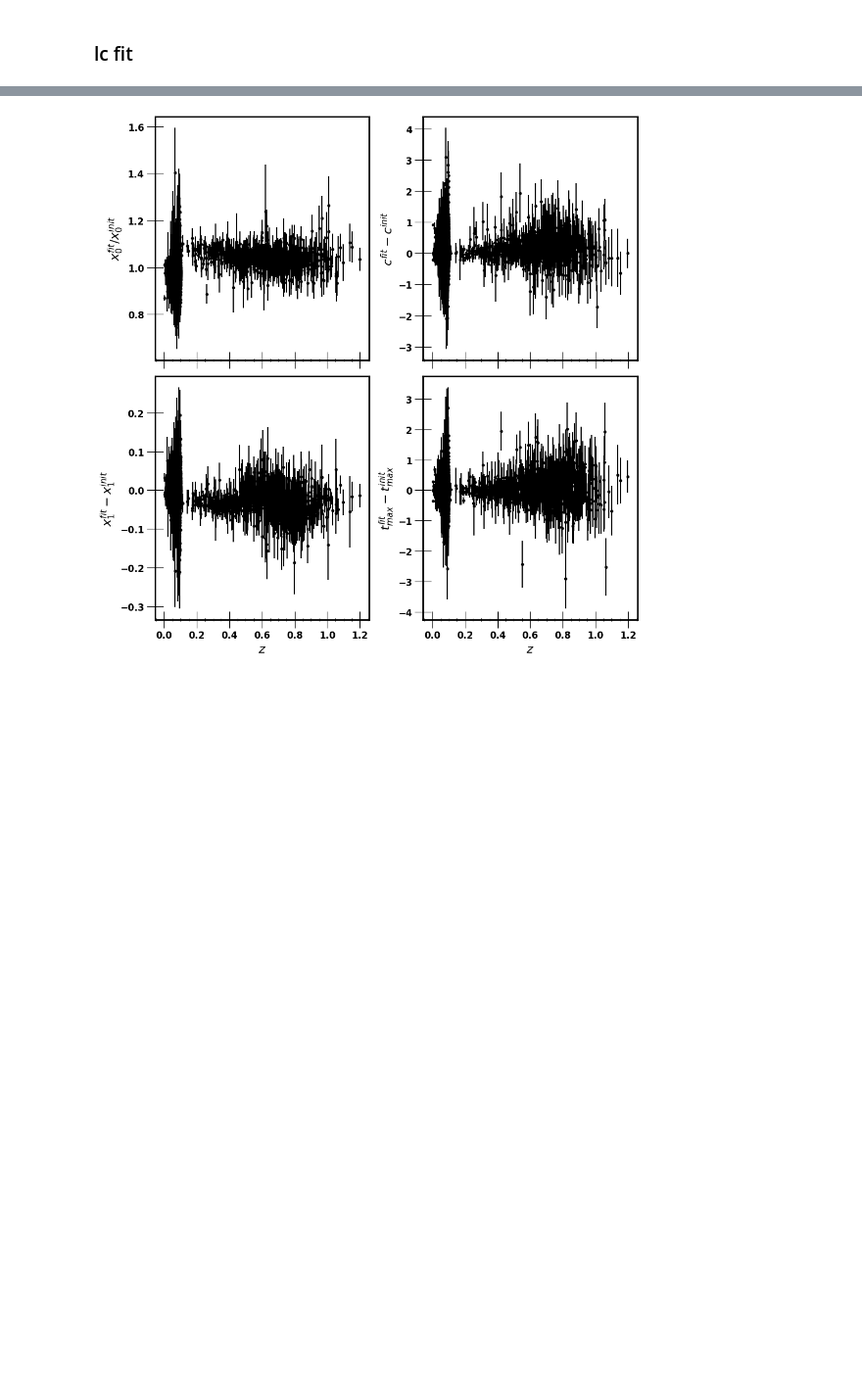
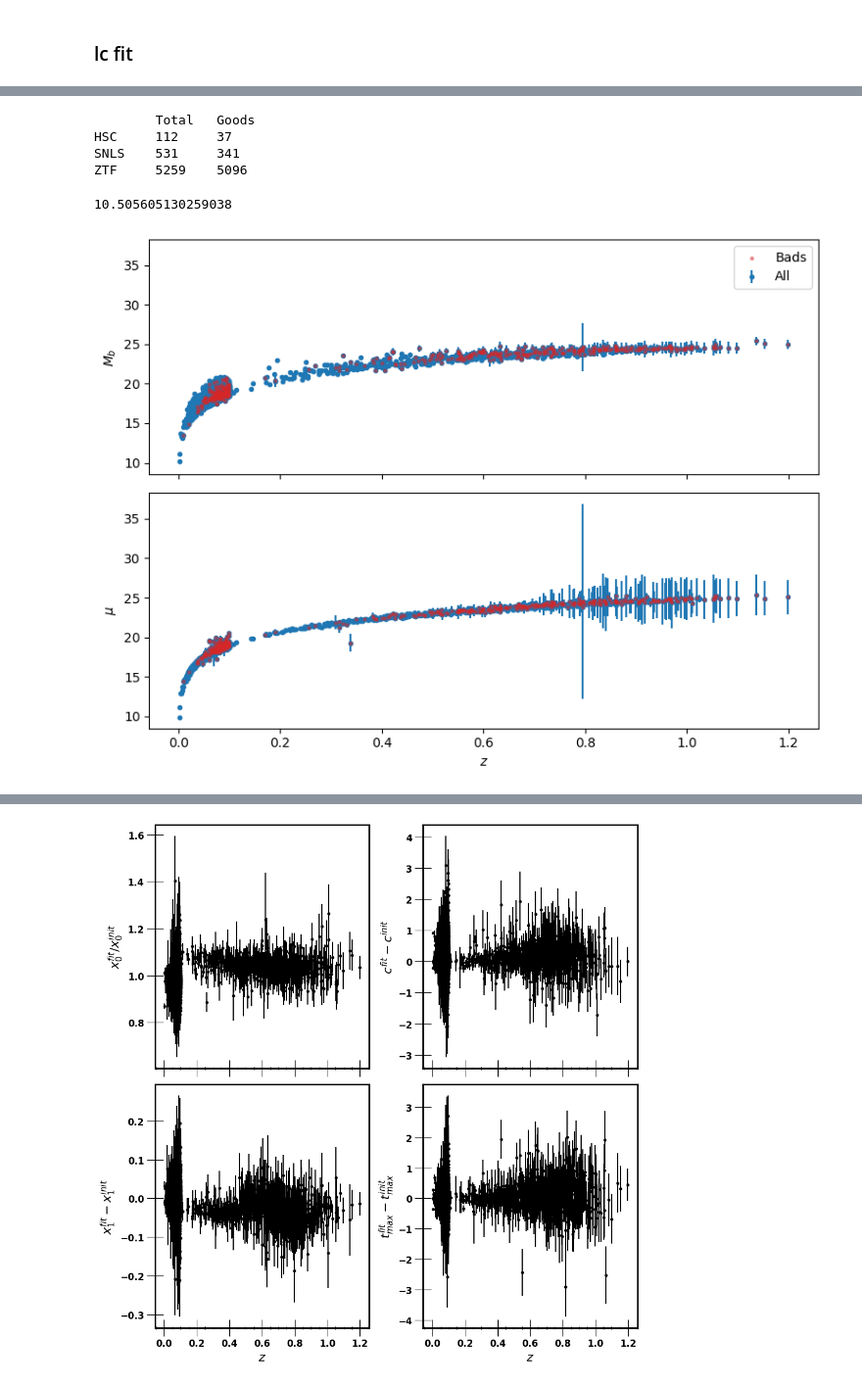
Before and after one commit to AntoineGillesLordet/Projet-LPNHE, a Jupyter notebook: 2M++.ipynb, the cells around one changed output, grey strips where cells are left out. Shown at 98% size. Cells and saved outputs as stored; diff of their text form; code cells hidden in the pictures; blank space fills up the shorter version.

```diff
--- a/2M++.ipynb
+++ b/2M++.ipynb
@@ -745,0 +802,6 @@ Name: ZTF_5, dtype: object
+# %%
+res_ = client.gather(futures_results, errors='skip')
+# %%
+res = pandas.concat(res_)
+# %%
+res["survey"] = list(map(lambda x: x.split("_")[0], np.array(res.index)))
@@ -745,0 +815,11 @@ Name: ZTF_5, dtype: object
+# %%
+total_cut = res.t0 > 0
+print(f"\t\tSNe kept\tCut")
+print(f"Total\t\t{total_cut.sum()}\t\t-")
+
+for cut in ["chi2_cut", "x1_cut", "c_cut", "sigma_t0", "sigma_x1", "sigma_c"]:
+    print(cut+f"   \t{(total_cut & eval(cut)).sum()}\t\t{total_cut.sum()-(total_cut & eval(cut)).sum()}")
+    total_cut &= eval(cut)
+print("-"*36)
+print(f"Total\t\t{total_cut.sum()}\t\t{(~total_cut).sum()}")
+res.loc[~total_cut, "success"] = False
@@ -745,0 +837,46 @@ Name: ZTF_5, dtype: object
+# %%
+print('\tTotal\tGoods')
+for s in res.survey.unique():
+    print(s +f"\t{(res.survey==s).sum()}\t{(res.success & (res.survey==s)).sum()}")
+# %% [output]
+        Total   Goods
+HSC     112     37
+SNLS    531     341
+ZTF     5259    5096
+# %%
+model.set(z=0, x0=1, c=0, x1=0, t0=0, mwebv=0)
+model.bandmag('bessellb', 'ab', 0.)
+# %% [output]
+10.505605130259038
+# %%
+fig, (axmb, axmu) = plt.subplots(nrows=2, sharey=True, sharex=True, figsize=(8,6))
+axmb.errorbar(res.z,
+             res.Mb + model.bandmag('bessellb', 'ab', 0.),
+             res.Mb_err,
+            marker='.',
+            linestyle='', label='All')
+axmb.scatter(res[~res.success].z,
+             res[~res.success].Mb + model.bandmag('bessellb', 'ab', 0.),
+             s=5,
+             alpha=0.6,
+             marker='x',
+            color='tab:red', zorder=10, label='Bads')
+axmb.legend()
+axmb.set_ylabel("$M_b$")
+axmu.errorbar(res.z,
+             res.mu + model.bandmag('bessellb', 'ab', 0.),
+             res.mu_err,
+            marker='.',
+            linestyle='', label=r'$\mu$')
+axmu.scatter(res[~res.success].z,
+             res[~res.success].mu + model.bandmag('bessellb', 'ab', 0.),
+             s=5,
+             alpha=0.6,
+             marker='x',
+            color='tab:red', zorder=10)
+
+axmu.set_xlabel("$z$")
+axmu.set_ylabel(r"$\mu$")
+fig.tight_layout()
+# %% [output]
+[figure, added]
```
Also changed, not shown: parts of 46 cells of this notebook.
